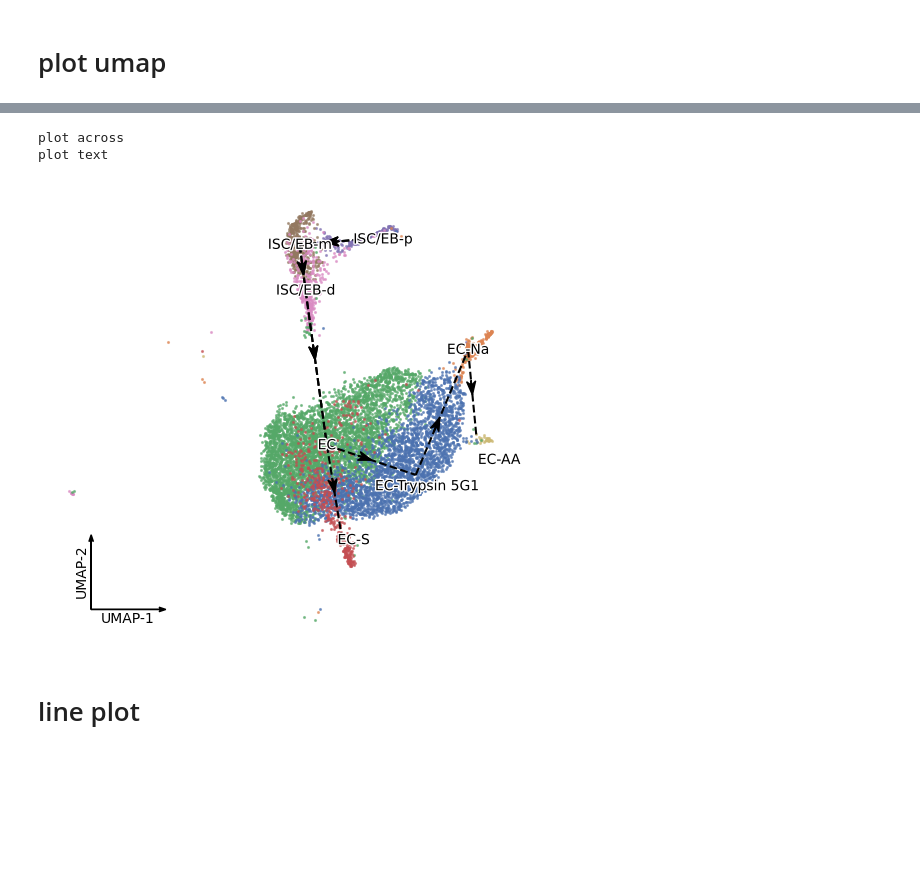
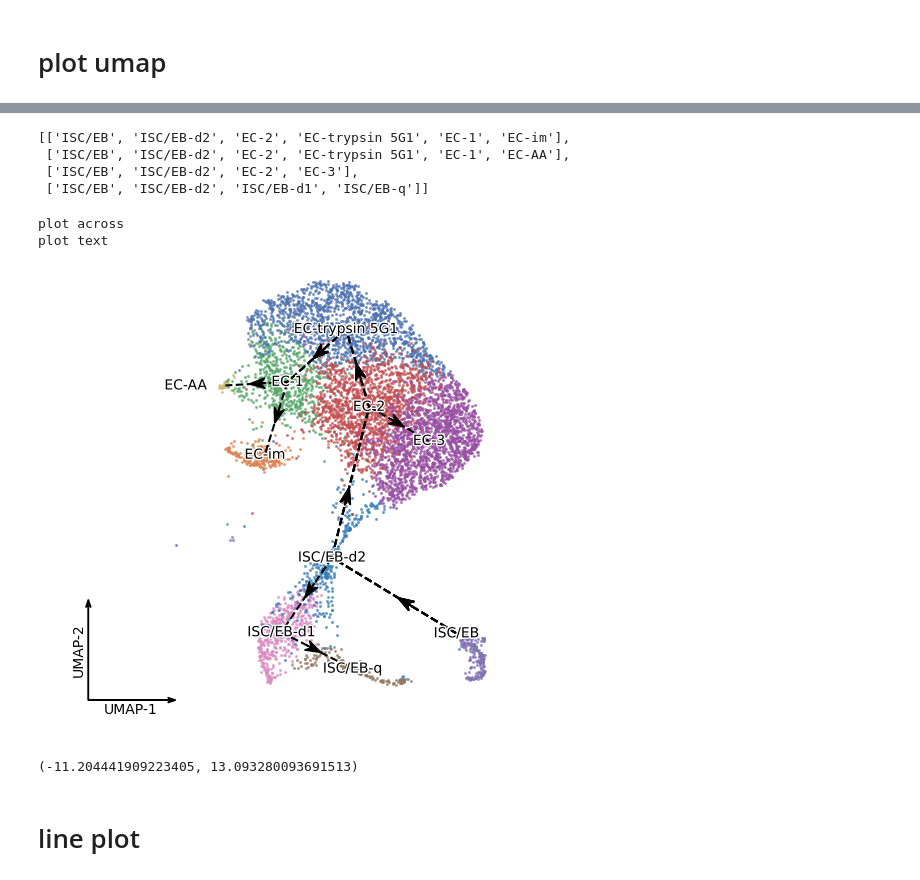
Before and after one commit to yingHH/Aaedes_midgut_scRNA-Seq, a Jupyter notebook: 4.slingshot/replot.ipynb, the cells around one changed output, grey strips where cells are left out. Drawn from its saved outputs; the diff is of its cells as text; code cells hidden in the pictures; blank space fills up the shorter version.

```diff
--- a/4.slingshot/replot.ipynb
+++ b/4.slingshot/replot.ipynb
@@ -70,0 +84,3 @@ umap
+# %%
+id_cell_dct = {v:k  for k, v in cell_id_dct.items()}
+id_cell_dct
@@ -71,3 +98,18 @@ umap
+# %%
+lin = [
+[1, 4, 2, 9, 6, 7],
+[1, 4, 2, 9, 6, 5],
+[1, 4, 2, 0],
+[1, 4, 3, 8],
+]
+# %%
+lins = [[id_cell_dct[i] for i in l] for l in lin]
+lins
+# %% [output]
+[['ISC/EB', 'ISC/EB-d2', 'EC-2', 'EC-trypsin 5G1', 'EC-1', 'EC-im'],
+ ['ISC/EB', 'ISC/EB-d2', 'EC-2', 'EC-trypsin 5G1', 'EC-1', 'EC-AA'],
+ ['ISC/EB', 'ISC/EB-d2', 'EC-2', 'EC-3'],
+ ['ISC/EB', 'ISC/EB-d2', 'ISC/EB-d1', 'ISC/EB-q']]
 # %%
 import matplotlib.pyplot as plt
 import matplotlib.patheffects as PathEffects
@@ -79,14 +121,16 @@ c = sns.color_palette('deep')
 set1 = sns.color_palette('Set1')
 
 grp_color = {
-    'ISC/EB-p': c[4],
-    'ISC/EB-m': c[5],
-    'ISC/EB-d': c[6],
+    'ISC/EB': c[4],
+    'ISC/EB-q': c[5],
+    'ISC/EB-d1': c[6],
+    'ISC/EB-d2': set1[1],
     'EC-AA': c[-2],
-    'EC-Na': c[1],
-    'EC': c[2],
-    'EC-Trypsin 5G1': c[0],
-    'EC-S': c[3],
+    'EC-im': c[1],
+    'EC-1': c[2],
+    'EC-trypsin 5G1': c[0],
+    'EC-2': c[3],
+    'EC-3': set1[3],
 }
 
 lb_loc = {}
@@ -99,11 +143,8 @@ for lb in grp_color.keys():
     x, y = np.mean(pdf[['umap1', 'umap2']].values, axis=0)
     lb_loc[lb] = (x, y)
 
-lin1 = ['ISC/EB-p', 'ISC/EB-m', 'ISC/EB-d', 'EC', 'EC-Trypsin 5G1', 'EC-Na', 'EC-AA']
-lin2 = ['ISC/EB-p', 'ISC/EB-m', 'ISC/EB-d', 'EC', 'EC-S']
-
 print('plot across')
-for lin in [lin1, lin2]:
+for lin in lins:
     last_p = ''
     for i, lb in enumerate(lin):
         p = lb_loc[lb]
@@ -143,60 +184,49 @@ for lin in [lin1, lin2]:
 print('plot text')
 for lb in grp_color.keys():
     x, y = lb_loc[lb]
-    if lb == 'EC-S':
-        txt = ax.text(x + 1, y - 2, lb, ha='center', va='center', zorder=11)
-        txt.set_path_effects([
-            PathEffects.withStroke(linewidth=2, foreground='w')])
-    elif lb == 'Unkn':
-        txt = ax.text(x + 1.25, y, lb, ha='center', va='center', zorder=11)
-        txt.set_path_effects([
-            PathEffects.withStroke(linewidth=2, foreground='w')])
-    elif lb == 'EC-AA':
-        txt = ax.text(x + 1, y - 1, lb, ha='center', va='center', zorder=11)
-        txt.set_path_effects([
-            PathEffects.withStroke(linewidth=2, foreground='w')])
-    elif lb == 'EC-Trypsin 5G1':
-        txt = ax.text(x + 1.5, y - 1, lb, ha='center', va='center', zorder=11)
-        txt.set_path_effects([
-            PathEffects.withStroke(linewidth=2, foreground='w')])
-    elif lb == 'ISC/EB-p':
-        txt = ax.text(x + 1, y, lb, ha='center', va='center', zorder=11)
+    if lb == 'EC-AA':
+        txt = ax.text(x - 1.5, y, lb, ha='center', va='center')
         txt.set_path_effects([
             PathEffects.withStroke(linewidth=2, foreground='w')])
     else:
-        txt = ax.text(x, y, lb, ha='center', va='center', zorder=11)
+        txt = ax.text(x, y, lb, ha='center', va='center')
         txt.set_path_effects([
             PathEffects.withStroke(linewidth=2, foreground='w')])
 
 
 # pdf = umap[
 #     umap.index.isin(adata_sgl.obs.index)
 # ][adata_sgl.obs['sp'] == 'midgut 10d']
 # l2, = ax.plot(pdf['umap1'], pdf['umap2'], '.', color=c[3], alpha=0.6, ms=2.5)
 
 ax.arrow(
-    -11, -8, 0, 3,
+    -10, -10, 0, 3.5,
     width=0.01, head_width=0.2, overhang=0.3,
     color='k', zorder=10)
 ax.arrow(
-    -11, -8, 3, 0,
+    -10, -10, 3, 0,
     width=0.01, head_width=0.2, overhang=0.3,
     color='k', zorder=10)
 
 ax.set_axis_off()
 
-ax.text(-9.4, -8.1, 'UMAP-1', ha='center', va='top')
-ax.text(-11.1, -6.3, 'UMAP-2', ha='right', va='center', rotation=90)
+ax.text(-8.4, -10.1, 'UMAP-1', ha='center', va='top')
+ax.text(-10.1, -8.1, 'UMAP-2', ha='right', va='center', rotation=90)
 
 ax.set_aspect('equal')
-
+ax.set_xlim(-11.52392974688526, 6.038771096925777)
+ax.set_ylim(-11.204441909223405, 6)
 # ax.plot(-12, 9, '.', color=c[0], mec=c[0], ms=11, alpha=0.9)
 # ax.text(-11.5, 9, 'midgut 10d', ha='left', va='center')
 
 plt.savefig('./plots/f3.trajectory.png', dpi=600, bbox_inches='tight')
 # %% [output]
 plot across
 plot text
-[figure, old version]
+[figure, new version]
+# %%
+ax.get_ylim()
+# %% [output]
+(-11.204441909223405, 13.093280093691513)
 # %% [markdown]
 # line plot
```
Also changed, not shown: parts of 17 cells of this notebook, 4 other files.
